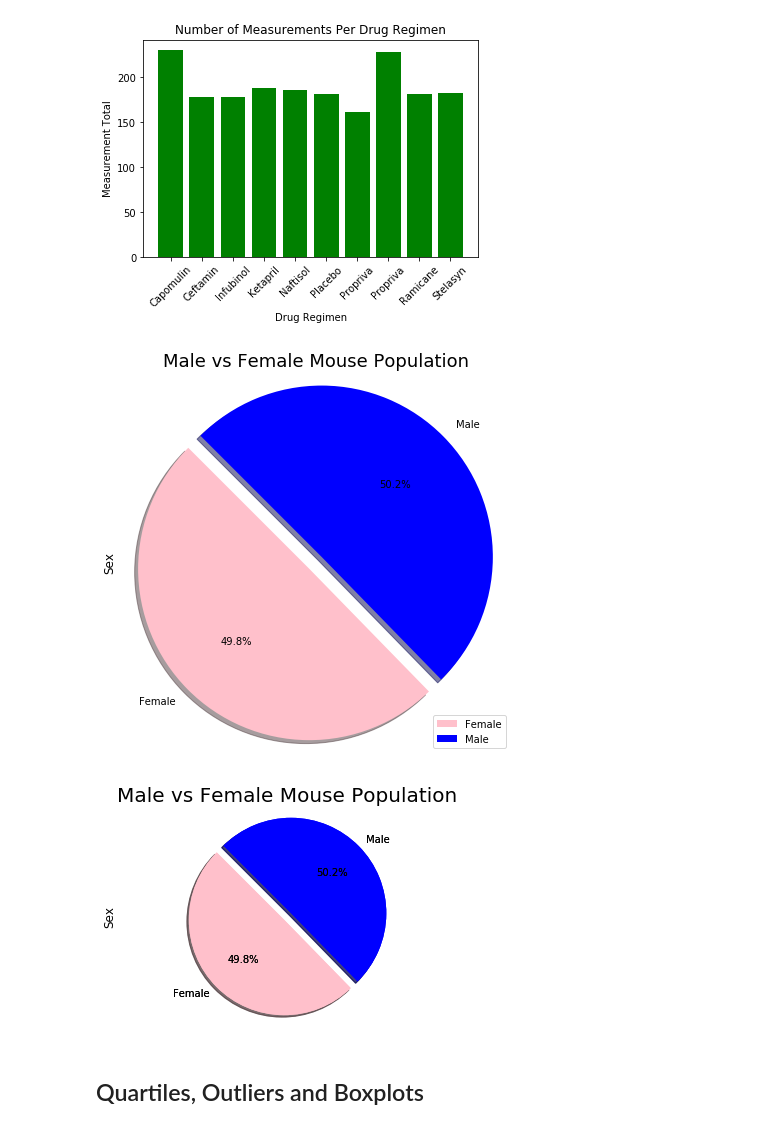
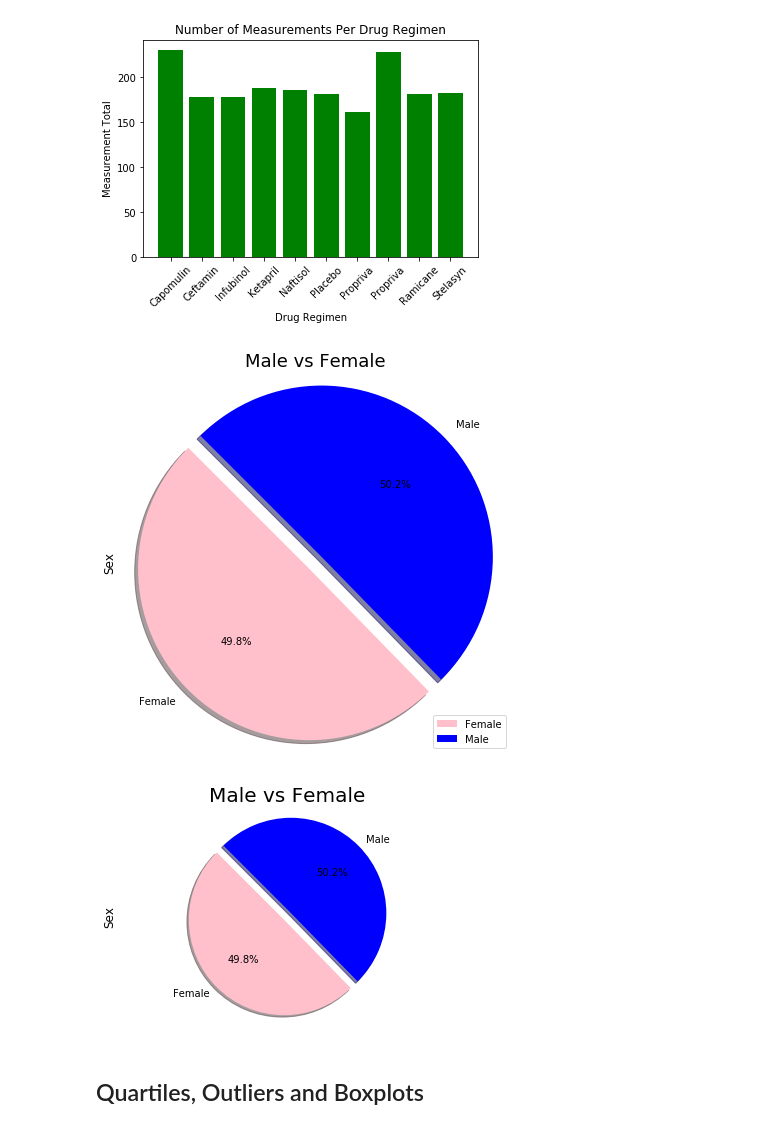
Before and after one commit to ybgandhi/matplotlib-challenge, a Jupyter notebook: Pymaceuticals/pymaceuticals_starter.ipynb, the cells around one changed output. Saved outputs shown, nothing was run; the diff lists cells and outputs as text; code cells hidden in the pictures.

Commit message:
Line Plot

```diff
--- a/Pymaceuticals/pymaceuticals_starter.ipynb
+++ b/Pymaceuticals/pymaceuticals_starter.ipynb
@@ -161,28 +161,28 @@ colors = ('pink','blue')
 explode = (0.1,0)
 plot = mouse_gender.plot(kind="pie",y="Total Count",figsize=(7,7), colors= colors, startangle=135,explode=explode,
                          shadow=True,autopct="%1.1f%%")
-plt.title('Male vs Female Mouse Population',fontsize = 18)
+plt.title('Male vs Female',fontsize = 18)
 plt.ylabel('Sex',fontsize = 12)
 plt.axis("equal",fontsize = 12)
 plt.savefig("../actual outcomes/Gender_Pie.png",bbox_inches="tight")
 plt.show()
 # %% [output]
-[figure, old version]
+[figure, new version]
 # %%
 # Generate a pie plot showing the distribution of female versus male mice using pyplot
 #mouse_gender.head()
 # use the output of the above to get % and store them as a list/array. comment out the above once done
 labels = ["Female","Male"]
 distribution = [49.8,50.2]
 plt.pie(distribution, explode=explode, labels=labels, colors=colors,
         autopct="%1.1f%%", shadow=True, startangle=135)
-plt.title('Male vs Female Mouse Population',fontsize = 20)
+plt.title('Male vs Female',fontsize = 20)
 plt.ylabel('Sex',fontsize = 12)
 #Set equal axis
 plt.axis("equal",fontsize = 12)
-plt.savefig()
+plt.savefig("../actual outcomes/Gender_Pie_2.png",bbox_inches="tight")
 plt.show()
 # %% [output]
-[figure, old version]
+[figure, new version]
 # %% [markdown]
 ## Quartiles, Outliers and Boxplots
```
Also changed, not shown: parts of 4 cells of this notebook, 2 other files.
